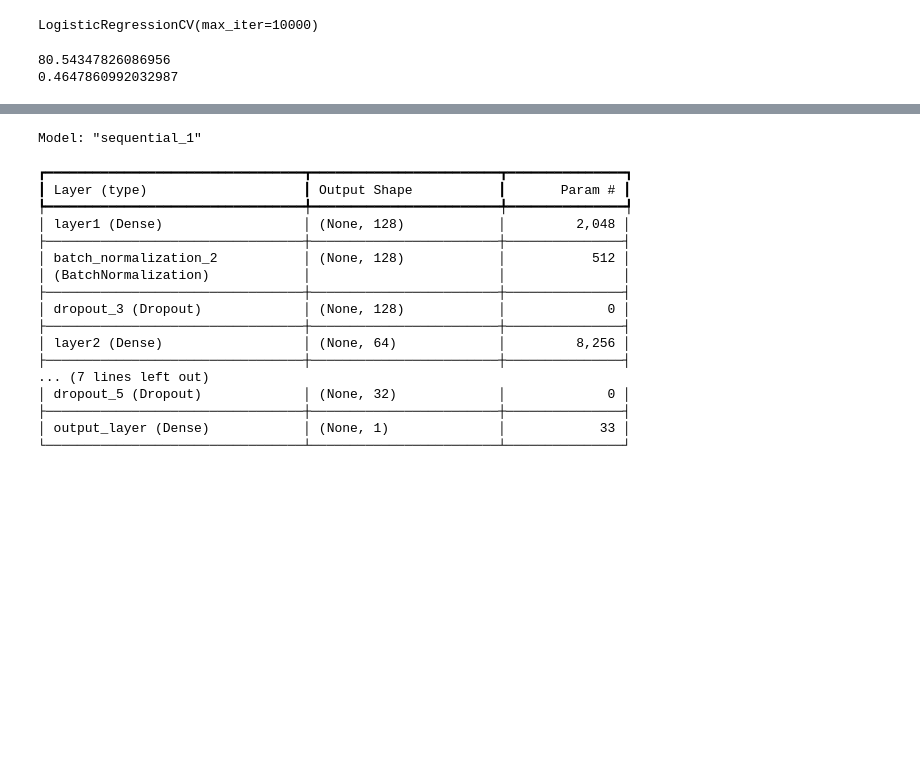
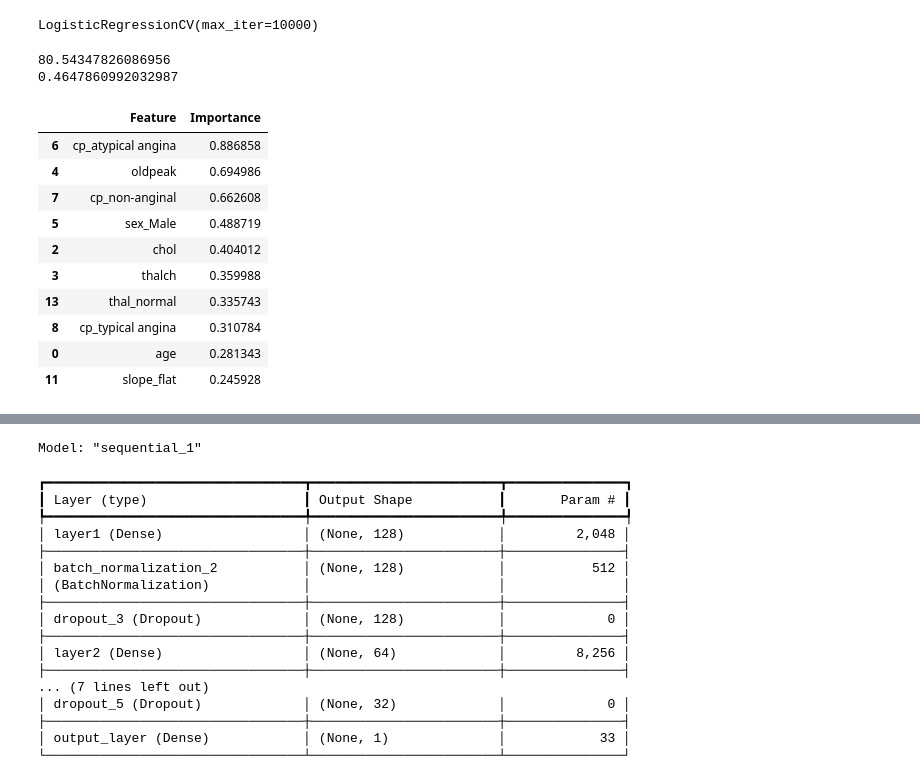
Before and after one commit to vu-xuan-hung/heart_disease-logistic-neural-, a Jupyter notebook: logistic_regression.ipynb, the cells around one changed output, grey strips where cells are left out. Cells and saved outputs as stored; diff of their text form; code cells hidden in the pictures; blank space fills up the shorter version.

```diff
--- a/logistic_regression.ipynb
+++ b/logistic_regression.ipynb
@@ -205,3 +221,31 @@ print(compute_cost(X_train_scaled, y_train, model_cv.coef_[0], model_cv.intercep
 # %% [output]
 80.54347826086956
 0.4647860992032987
+# %%
+# lấy feature names(Ai)
+num_features = num_cols
+cat_features = preprocess.named_transformers_['cat'] \
+    .named_steps['onehot'] \
+    .get_feature_names_out(cat_cols)
+
+feature_names = np.concatenate([num_features, cat_features])
+importance = np.abs(model.coef_[0])
+
+feature_importance_df = pd.DataFrame({
+    'Feature': feature_names,
+    'Importance': importance
+}).sort_values(by='Importance', ascending=False)
+
+feature_importance_df.head(10)
+# %% [output]
+|  | Feature | Importance |
+| 6 | cp_atypical angina | 0.886858 |
+| 4 | oldpeak | 0.694986 |
+| 7 | cp_non-anginal | 0.662608 |
+| 5 | sex_Male | 0.488719 |
+| 2 | chol | 0.404012 |
+| 3 | thalch | 0.359988 |
+| 13 | thal_normal | 0.335743 |
+| 8 | cp_typical angina | 0.310784 |
+| 0 | age | 0.281343 |
+| 11 | slope_flat | 0.245928 |
```
Also changed, not shown: parts of 10 cells of this notebook.
